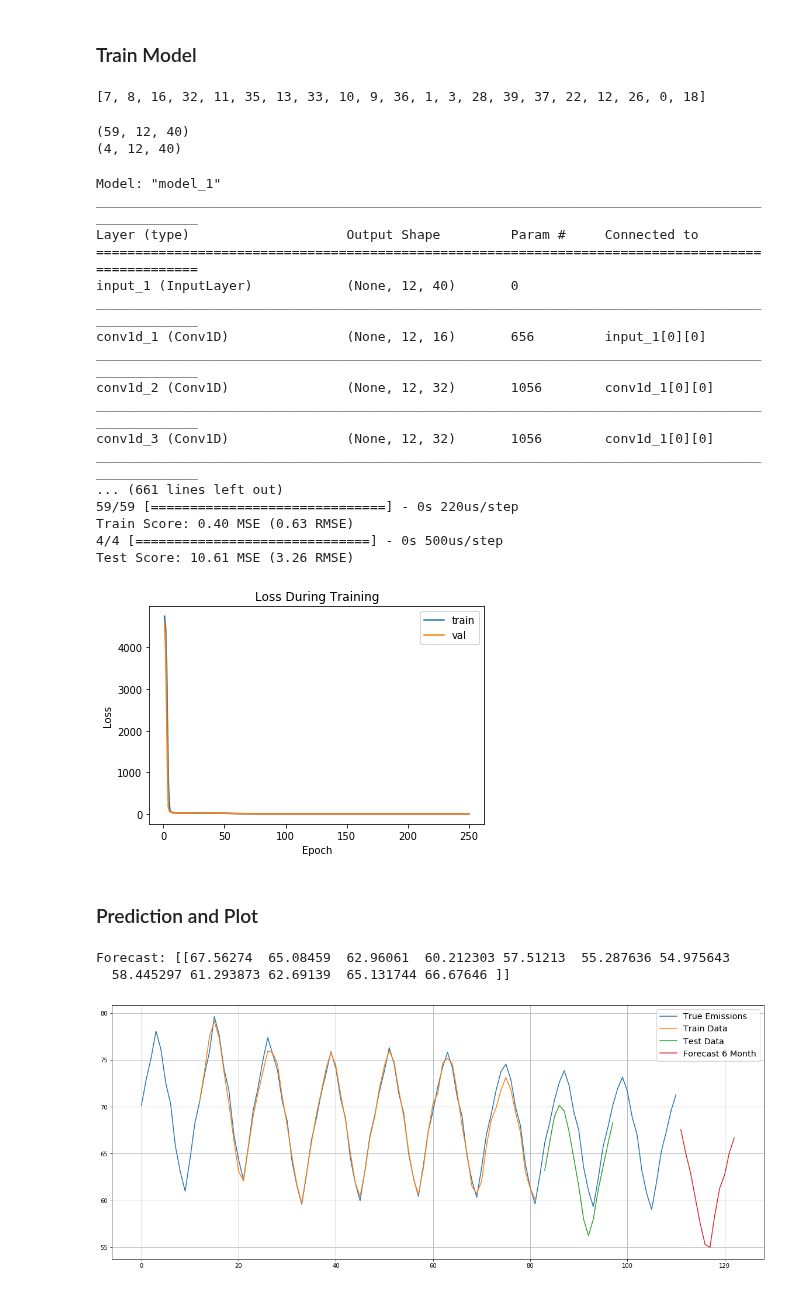
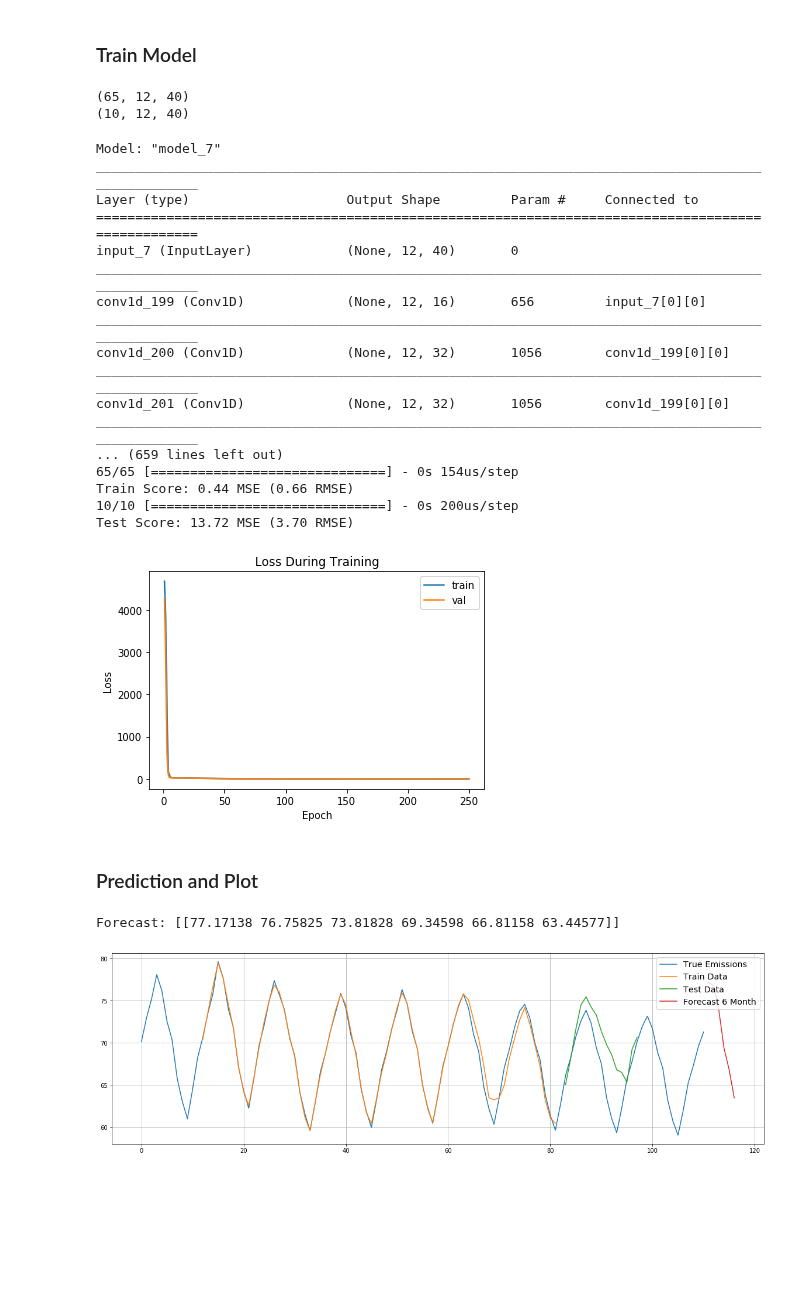
Before and after one commit to hannesk95/AMI, a Jupyter notebook: models/TimeSeriesForecasting/CNN/CNN.ipynb, the cells around one changed output. Cells and saved outputs as stored; diff of their text form; code cells hidden in the pictures; blank space fills up the shorter version.

```diff
--- a/models/TimeSeriesForecasting/CNN/CNN.ipynb
+++ b/models/TimeSeriesForecasting/CNN/CNN.ipynb
@@ -17,7 +25,7 @@ from keras import backend as K
 ## Read in Data
 # %%
 # Read in feature data
-with open('../../../../data/feature_database.json') as json_database:
+with open('../../../data/feature_database.json') as json_database:
     database = json.load(json_database)
 # Concat data
 feature_data = None
@@ -45,6 +61,6 @@ Shape input features: (111, 40)
 # %%
 # Read in emission data
-emission_data = pd.read_csv('../../../../data/greenhouse_emissions/oeko-institut_sektorale_abgrenzung_treibhausgasemissionen_daten_sektor_monthly.csv')
+emission_data = pd.read_csv('../../../data/greenhouse_emissions/oeko-institut_sektorale_abgrenzung_treibhausgasemissionen_daten_sektor_monthly.csv')
 emission_data = emission_data['Total_CO2_Emission'].values
 emission_data = emission_data.astype('float64')
 # Take only the emissions on which we have indicators
@@ -90,7 +107,7 @@ scaler = StandardScaler()
 feature_data = scaler.fit_transform(feature_data)
 
 look_back = 12  # months
-horizon = 12     # months
+horizon = 6     # months
 split_ratio = 0.75
 shuffle = True
 
@@ -189,19 +206,24 @@ def train_wavenet(trainX, trainY, testX,  testY, lock_back, horizon):
         skips.append(z)
 
     # add all skip connection outputs
-    out = Activation('elu')(Add()(skips))
+    out = Activation('relu')(Add()(skips))
 
     # final time-distributed dense layers
     out = Conv1D(128, 1, padding='same')(out)
     out = Activation('relu')(out)
-    #out = Dropout(.2)(out)
+    #out = Dropout(.1)(out)
     #out = Conv1D(1, 1, padding='same')(out)
-    out = AveragePooling1D(2)(out)
+    out = AveragePooling1D(3)(out)
     out = GlobalMaxPooling1D()(out)
-    #out = GlobalAveragePooling1D(out)
+    #out = Dense(32, activation='relu', name="second_last_dense_layer")(out)
+    #out = Dropout(0.1)(out)
+    #out = BatchNormalization()(out)
     out = Dense(horizon, activation='linear', name="final_dense_layer")(out)
 
     model = Model(history_seq, out)
+
+    optimizer = Adam(learning_rate=0.001)
+
     model.compile(loss='mean_squared_error', optimizer='adam', metrics=[r2_keras])
     model.summary()
     history = model.fit(trainX, trainY, validation_split=0.2, epochs=250, batch_size=4, verbose=1, callbacks=[es])
@@ -243,7 +265,7 @@ Shape of data:
 # %%
 #Varying number of features
 
-num_of_feats = 20
+num_of_feats = 15
 random_list = []
 
 for i in range(num_of_feats):
@@ -254,17 +276,15 @@ for i in range(num_of_feats):
 
         random_list.append(value)
 
-random_list
+#random_list = [9, 24, 21, 13, 3, 19, 32, 25, 7, 16, 14, 0, 26, 35, 8]
-# %% [output]
-[7, 8, 16, 32, 11, 35, 13, 33, 10, 9, 36, 1, 3, 28, 39, 37, 22, 12, 26, 0, 18]
 # %%
 #trainX = trainX[:, :, random_list]
 print(trainX.shape)
 #testX = testX[:, :, random_list]
 print(testX.shape)
 # %% [output]
-(59, 12, 40)
-(4, 12, 40)
+(65, 12, 40)
+(10, 12, 40)
 # %%
 # Create and fit Multilayer Perceptron model for every indicator
 trainPredictPlot = np.empty_like(emission_data)
@@ -285,55 +305,54 @@ for t in range(len(testPredict)):
     testPredictPlot[len(trainPredict)+t+look_back+horizon:len(trainPredict)+
                     t+look_back+(horizon*2)] = testPredict[t, :]
 # %% [output]
-Model: "model_1"
+Model: "model_7"
 __________________________________________________________________________________________________
 Layer (type)                    Output Shape         Param #     Connected to
 ==================================================================================================
-input_1 (InputLayer)            (None, 12, 40)       0
+input_7 (InputLayer)            (None, 12, 40)       0
 __________________________________________________________________________________________________
-conv1d_1 (Conv1D)               (None, 12, 16)       656         input_1[0][0]
+conv1d_199 (Conv1D)             (None, 12, 16)       656         input_7[0][0]
 __________________________________________________________________________________________________
-conv1d_2 (Conv1D)               (None, 12, 32)       1056        conv1d_1[0][0]
+conv1d_200 (Conv1D)             (None, 12, 32)       1056        conv1d_199[0][0]
 __________________________________________________________________________________________________
-conv1d_3 (Conv1D)               (None, 12, 32)       1056        conv1d_1[0][0]
+conv1d_201 (Conv1D)             (None, 12, 32)       1056        conv1d_199[0][0]
 __________________________________________________________________________________________________
-... (661 lines left out)
-59/59 [==============================] - 0s 220us/step
-Train Score: 0.40 MSE (0.63 RMSE)
-4/4 [==============================] - 0s 500us/step
-Test Score: 10.61 MSE (3.26 RMSE)
+... (659 lines left out)
+65/65 [==============================] - 0s 154us/step
+Train Score: 0.44 MSE (0.66 RMSE)
+10/10 [==============================] - 0s 200us/step
+Test Score: 13.72 MSE (3.70 RMSE)
 # %%
 plot_model_history(history)
 # %% [output]
-[figure, old version]
+[figure, new version]
 # %% [markdown]
 ### Prediction and Plot
 # %%
 # Forecast predictions
 forecastPlot = np.zeros((len(emission_data) + horizon))
 forecastPlot[:] = np.nan
 
 # Features
 #X = np.zeros((1, look_back, feature_data.shape[1]))
 X = np.zeros((1, look_back, trainX.shape[2]))
 #X[0] = feature_data[len(feature_data)-look_back:, :]
 X[0] = feature_data[len(feature_data)-look_back:, :trainX.shape[2]]
 predict = model.predict(X)
 forecastPlot[len(feature_data):len(feature_data)+horizon] = predict[:]
 
 print(f"Forecast: {predict}")
 
 # Plot baseline, training, test and forecast
-plt.figure(figsize=(20,8))
+plt.figure(figsize=(20,6))
 line1 = plt.plot(emission_data[:], label='True Emissions')
 line2 = plt.plot(trainPredictPlot[:], label='Train Data')
 plt.plot(testPredictPlot[:], label='Test Data')
 plt.plot(forecastPlot[:], label='Forecast 6 Month')
 plt.legend(fontsize='x-large')
 plt.grid()
 plt.xticks()
 plt.show()
 # %% [output]
-Forecast: [[67.56274  65.08459  62.96061  60.212303 57.51213  55.287636 54.975643
-  58.445297 61.293873 62.69139  65.131744 66.67646 ]]
+Forecast: [[77.17138 76.75825 73.81828 69.34598 66.81158 63.44577]]
-[figure, old version]
+[figure, new version]
```
Also changed, not shown: parts of 5 cells of this notebook.
